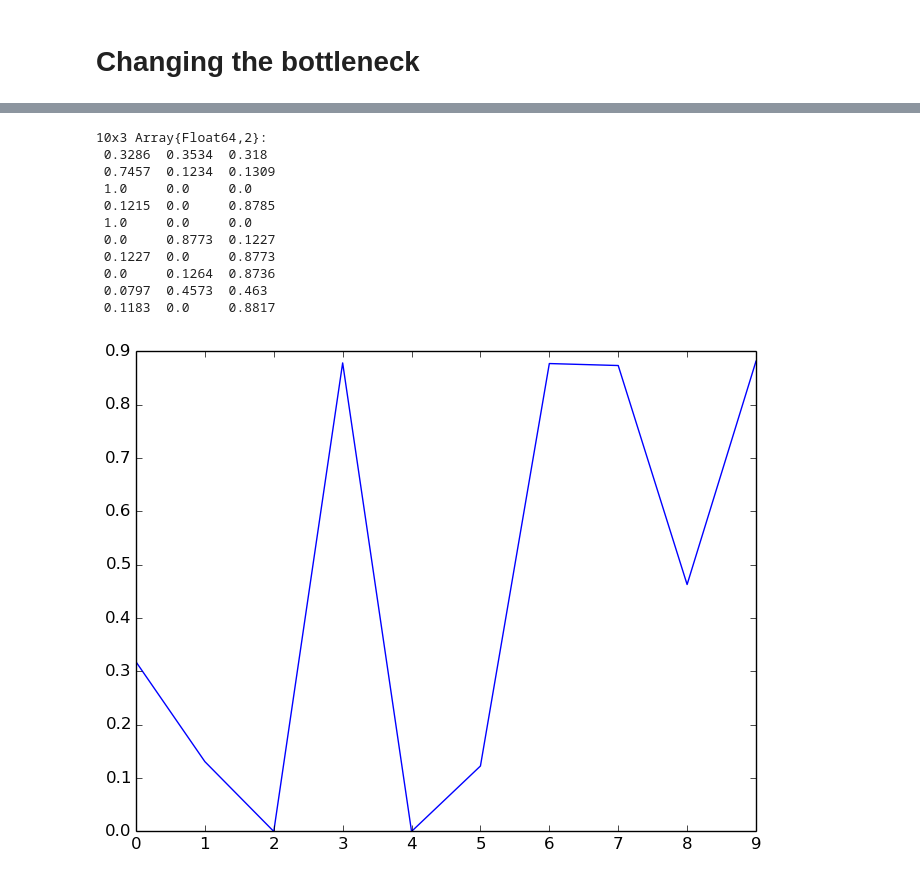
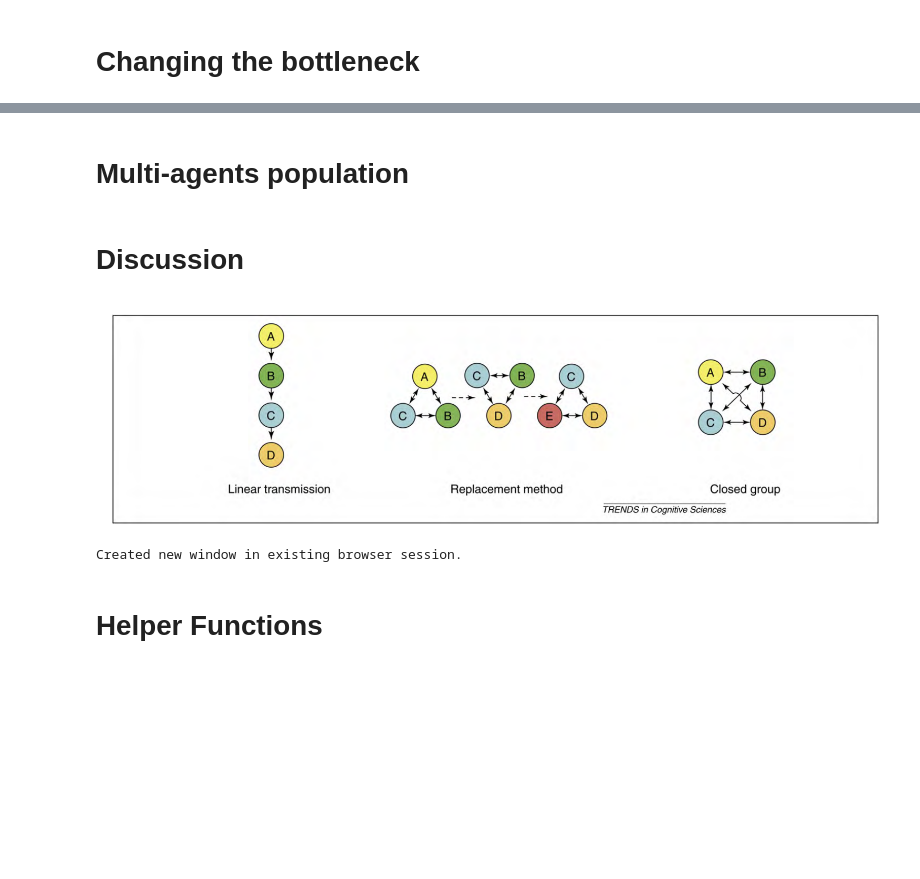
Before and after one commit to dostodabsi/bayesian_ILM, a Jupyter notebook: presentation/presentation.ipynb, the cells around one changed output, grey strips where cells are left out. Drawn from its saved outputs; the diff is of its cells as text; code cells hidden in the pictures; blank space fills up the shorter version.

```diff
--- a/presentation/presentation.ipynb
+++ b/presentation/presentation.ipynb
@@ -307,0 +316,2 @@ one_sampling
+# %% [markdown]
+# Multi-agents population
@@ -308 +322,15 @@ one_sampling
+# %% [markdown]
+# Discussion
+# %%
+# how should one best combine horizontal and vertical transmission?
+imread("files/ways_of_transmission.png") # from Scott-Phillips and Kirby (2010)
+# %% [output]
+[figure, added]
+# %%
+# motivate a research design
+run(`xdg-open http://imsowwy.herokuapp.com/`)
+# %% [output]
+Created new window in existing browser session.
+# %% [markdown]
+# Helper Functions
 # %%
@@ -318,21 +363,3 @@ function simulate_bottlenecks(;MAP=true, bottlenecks=[1:10])
 
     return result
 end;
-# %%
-b_result = simulate_bottlenecks()
-# %% [output]
-10x3 Array{Float64,2}:
- 0.3286  0.3534  0.318
- 0.7457  0.1234  0.1309
- 1.0     0.0     0.0
- 0.1215  0.0     0.8785
- 1.0     0.0     0.0
- 0.0     0.8773  0.1227
- 0.1227  0.0     0.8773
- 0.0     0.1264  0.8736
- 0.0797  0.4573  0.463
- 0.1183  0.0     0.8817
-# %%
-plot(b_result[:, 3]);
-# %% [output]
-[figure, removed]
```
Also changed, not shown: parts of 18 cells of this notebook, 4 other files.
